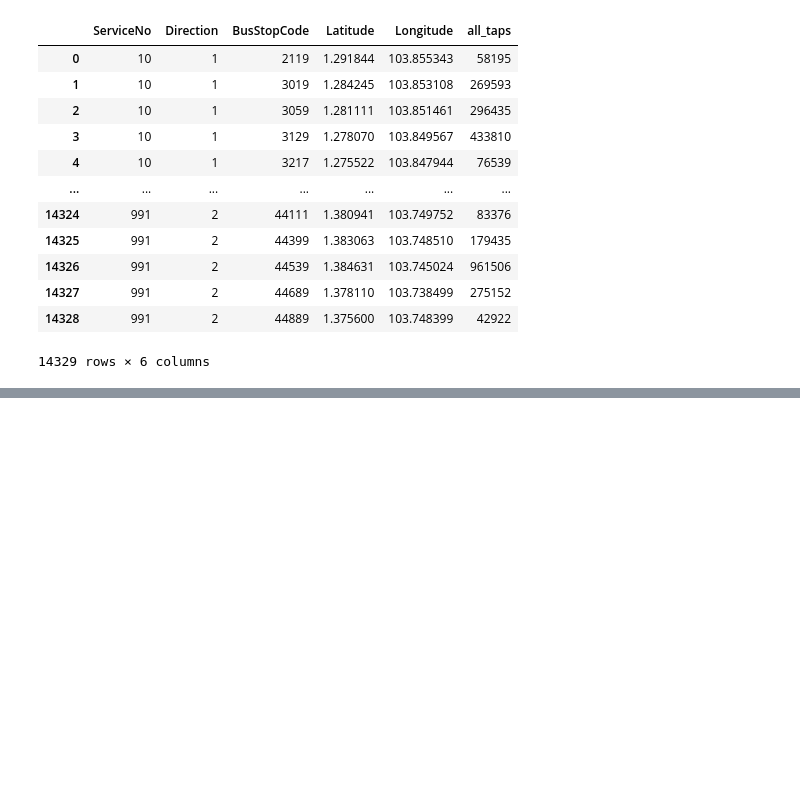
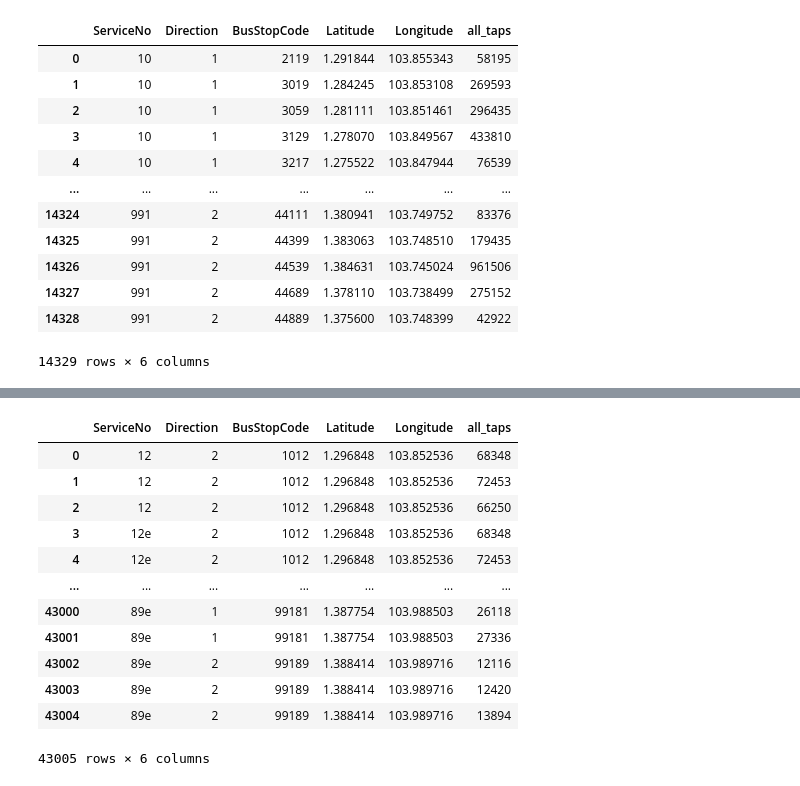
Before and after one commit to KangJingA/CSE6242-project, a Jupyter notebook: data_proc.ipynb, the cells around one changed output, grey strips where cells are left out. Drawn from its saved outputs; the diff is of its cells as text; code cells hidden in the pictures; blank space fills up the shorter version.

```diff
--- a/data_proc.ipynb
+++ b/data_proc.ipynb
@@ -131,0 +148,16 @@ df_route
+# %%
+df_route_stops_taps
+# %% [output]
+|  | ServiceNo | Direction | BusStopCode | Latitude | Longitude | all_taps |
+| 0 | 12 | 2 | 1012 | 1.296848 | 103.852536 | 68348 |
+| 1 | 12 | 2 | 1012 | 1.296848 | 103.852536 | 72453 |
+| 2 | 12 | 2 | 1012 | 1.296848 | 103.852536 | 66250 |
+| 3 | 12e | 2 | 1012 | 1.296848 | 103.852536 | 68348 |
+| 4 | 12e | 2 | 1012 | 1.296848 | 103.852536 | 72453 |
+| ... | ... | ... | ... | ... | ... | ... |
+| 43000 | 89e | 1 | 99181 | 1.387754 | 103.988503 | 26118 |
+| 43001 | 89e | 1 | 99181 | 1.387754 | 103.988503 | 27336 |
+| 43002 | 89e | 2 | 99189 | 1.388414 | 103.989716 | 12116 |
+| 43003 | 89e | 2 | 99189 | 1.388414 | 103.989716 | 12420 |
+| 43004 | 89e | 2 | 99189 | 1.388414 | 103.989716 | 13894 |
+43005 rows × 6 columns
```
Also changed, not shown: parts of 7 cells of this notebook, 4 other files.
